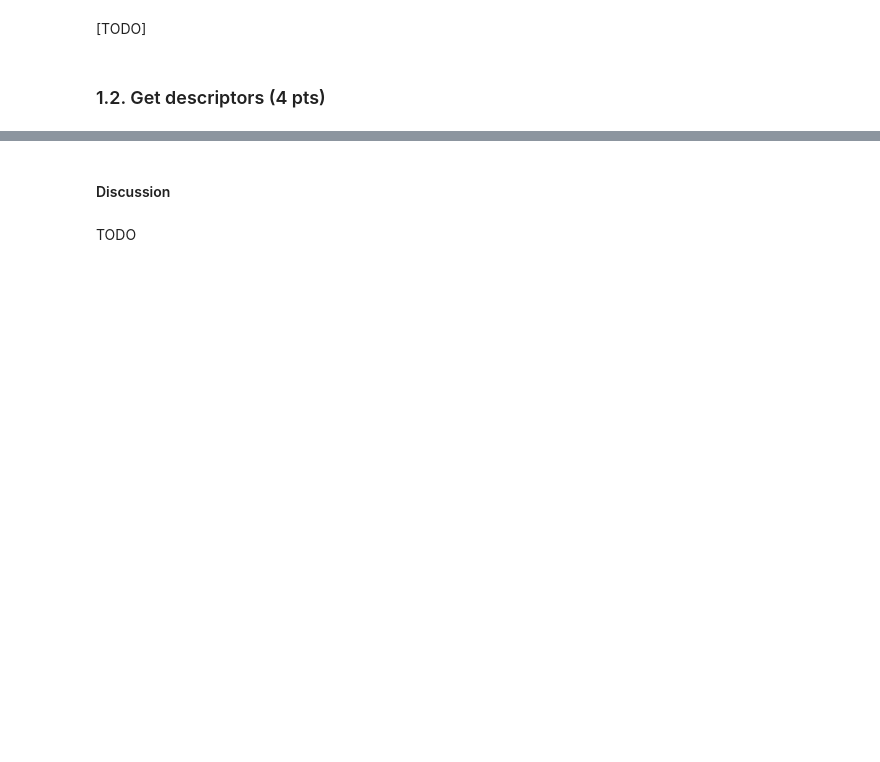
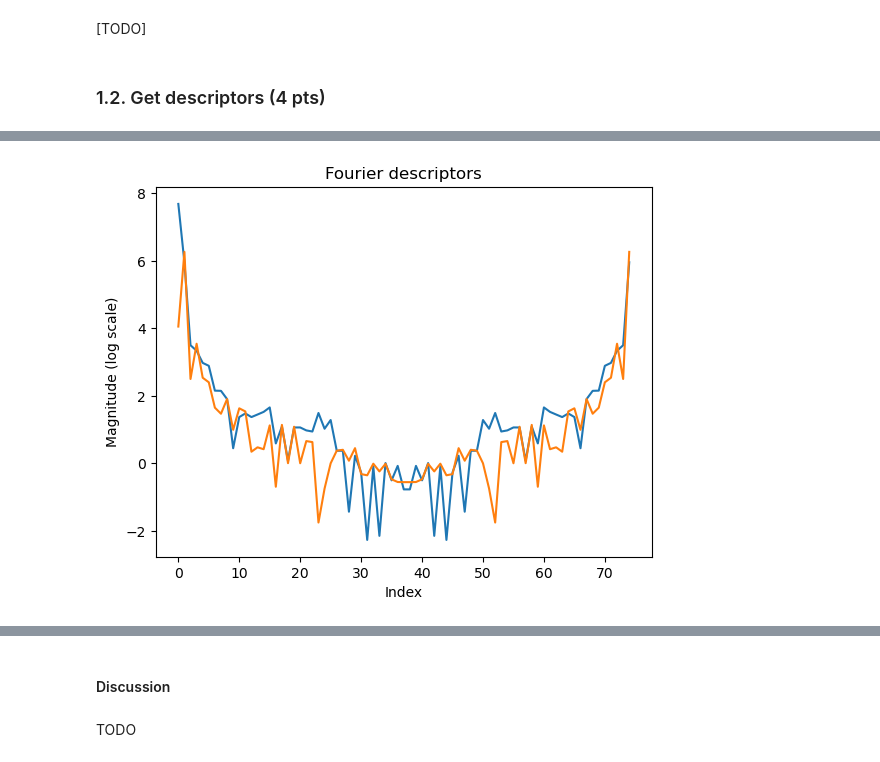
Before and after one commit to OctavioProfeta/iapr, a Jupyter notebook: labs/lab_02_object_description.ipynb, the cells around one changed output, grey strips where cells are left out. Saved outputs shown, nothing was run; the diff lists cells and outputs as text; code cells hidden in the pictures; blank space fills up the shorter version.

```diff
--- a/labs/lab_02_object_description.ipynb
+++ b/labs/lab_02_object_description.ipynb
@@ -206,2 +227,22 @@ plot_contours(ones_im)
 [figure]
 [figure]
+# %%
+# Compute the Fourier descriptors using complex definition
+contours = get_contours(zeros)
+
+fourier_desc = cv2.dft(np.float32(contours[0]), flags=cv2.DFT_COMPLEX_OUTPUT)
+
+# Normalize the Fourier descriptors
+fourier_desc_norm = cv2.magnitude(fourier_desc[:, :, 0], fourier_desc[:, :, 1])
+
+# Convert the Fourier descriptors to logarithmic scale
+fourier_desc_log = np.log(fourier_desc_norm)
+
+# Display the Fourier descriptors
+plt.plot(fourier_desc_log)
+plt.title('Fourier descriptors')
+plt.xlabel('Index')
+plt.ylabel('Magnitude (log scale)')
+plt.show()
+# %% [output]
+[figure, added]
```
Also changed, not shown: parts of 4 cells of this notebook.
